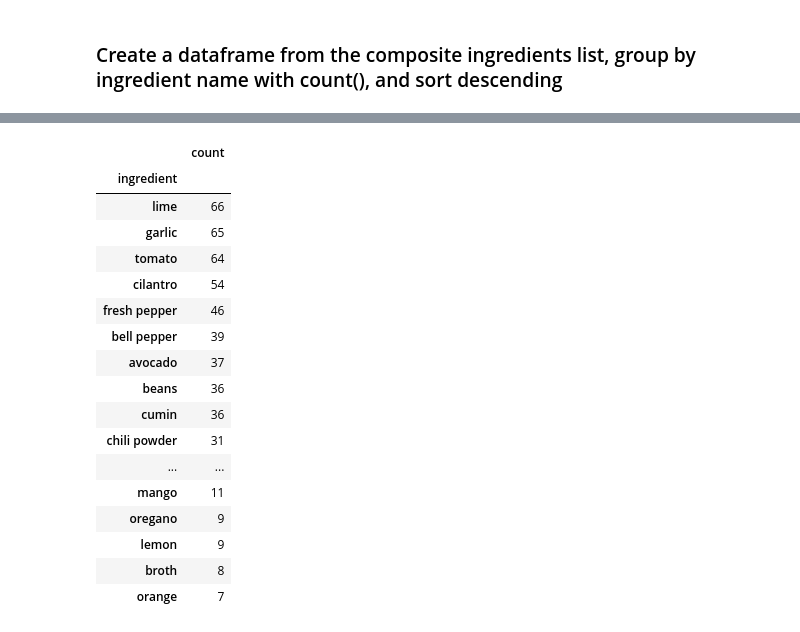
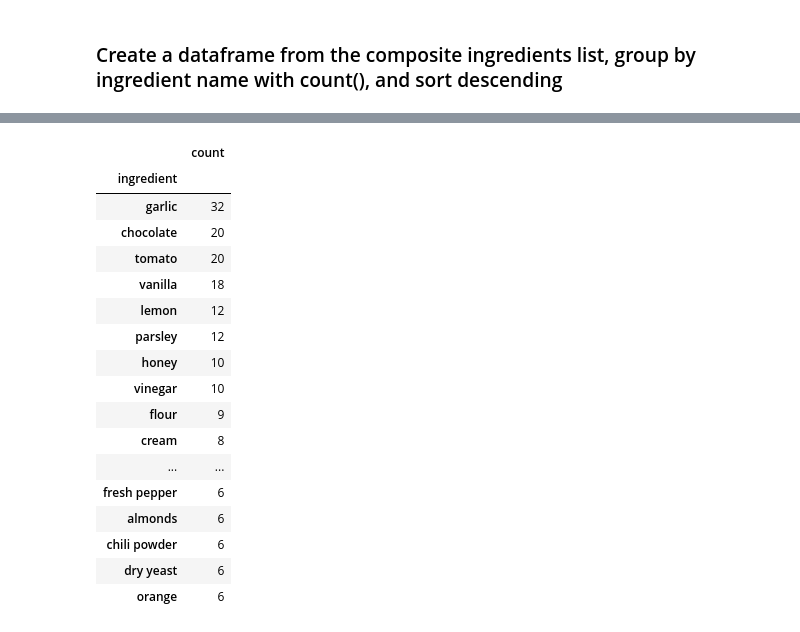
Before and after one commit to ccwillmore/Recipe_project, a Jupyter notebook: initial_processing_dataframe.ipynb, the cells around one changed output, grey strips where cells are left out. Saved outputs shown, nothing was run; the diff lists cells and outputs as text; code cells hidden in the pictures.

```diff
--- a/initial_processing_dataframe.ipynb
+++ b/initial_processing_dataframe.ipynb
@@ -5,7 +5,7 @@ import re
 # %% [markdown]
 ### Load data frame from csv file
 # %%
-data_file = 'Mexican_100_recipes_0902.csv'
+data_file = 'example_dataframe_100_recipes_0901'
 data_df = pd.read_csv(data_file)
 data_df.head(10)
 # %% [output]
@@ -370,26 +509,26 @@ ing_groups.head(20)
 # %%
 # Dropping common ingredients
-ing_groups = ing_groups.drop(index = ["salt and pepper",'water','lettuce', "oil", "tortilla",'onion','cheese','chicken','pork','beef','fish'])
+ing_groups = ing_groups.drop(index = ["salt and pepper",'baking powder','baking soda','egg','milk','sugar','butter','wheat flour', 'water','lettuce', "oil", "tortilla",'onion','cheese','chicken','pork','beef','fish'])
 ing_groups.head(20)
 # %% [output]
 |  | count |
 | ingredient |  |
-| lime | 66 |
-| garlic | 65 |
-| tomato | 64 |
-| cilantro | 54 |
-| fresh pepper | 46 |
-| bell pepper | 39 |
-| avocado | 37 |
-| beans | 36 |
-| cumin | 36 |
-| chili powder | 31 |
+| garlic | 32 |
+| chocolate | 20 |
+| tomato | 20 |
+| vanilla | 18 |
+| lemon | 12 |
+| parsley | 12 |
+| honey | 10 |
+| vinegar | 10 |
+| flour | 9 |
+| cream | 8 |
 | ... | ... |
-| mango | 11 |
-| oregano | 9 |
-| lemon | 9 |
-| broth | 8 |
-| orange | 7 |
+| fresh pepper | 6 |
+| almonds | 6 |
+| chili powder | 6 |
+| dry yeast | 6 |
+| orange | 6 |
 # %%
 data_df
 # %% [output]
```
Also changed, not shown: parts of 17 cells of this notebook, 7 other files.
